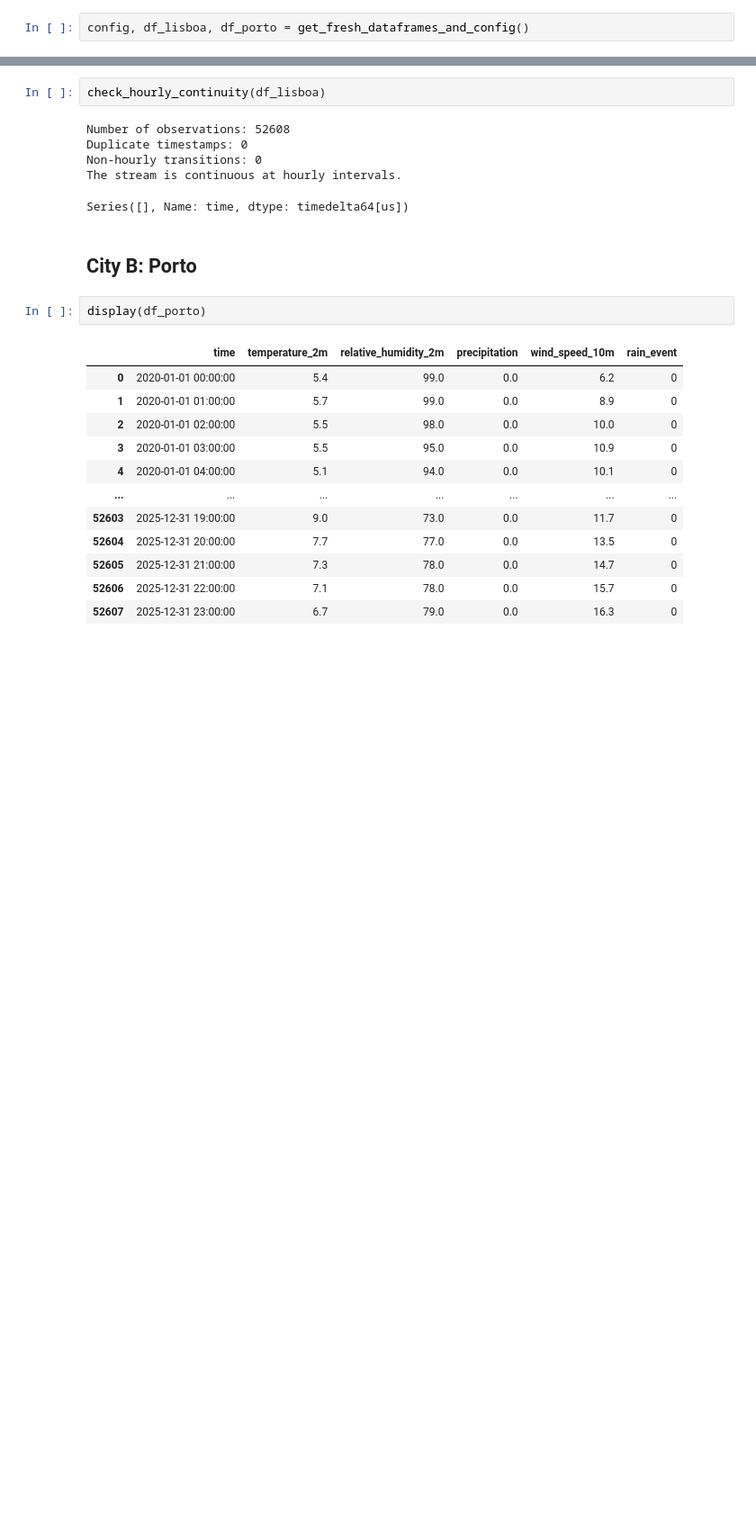
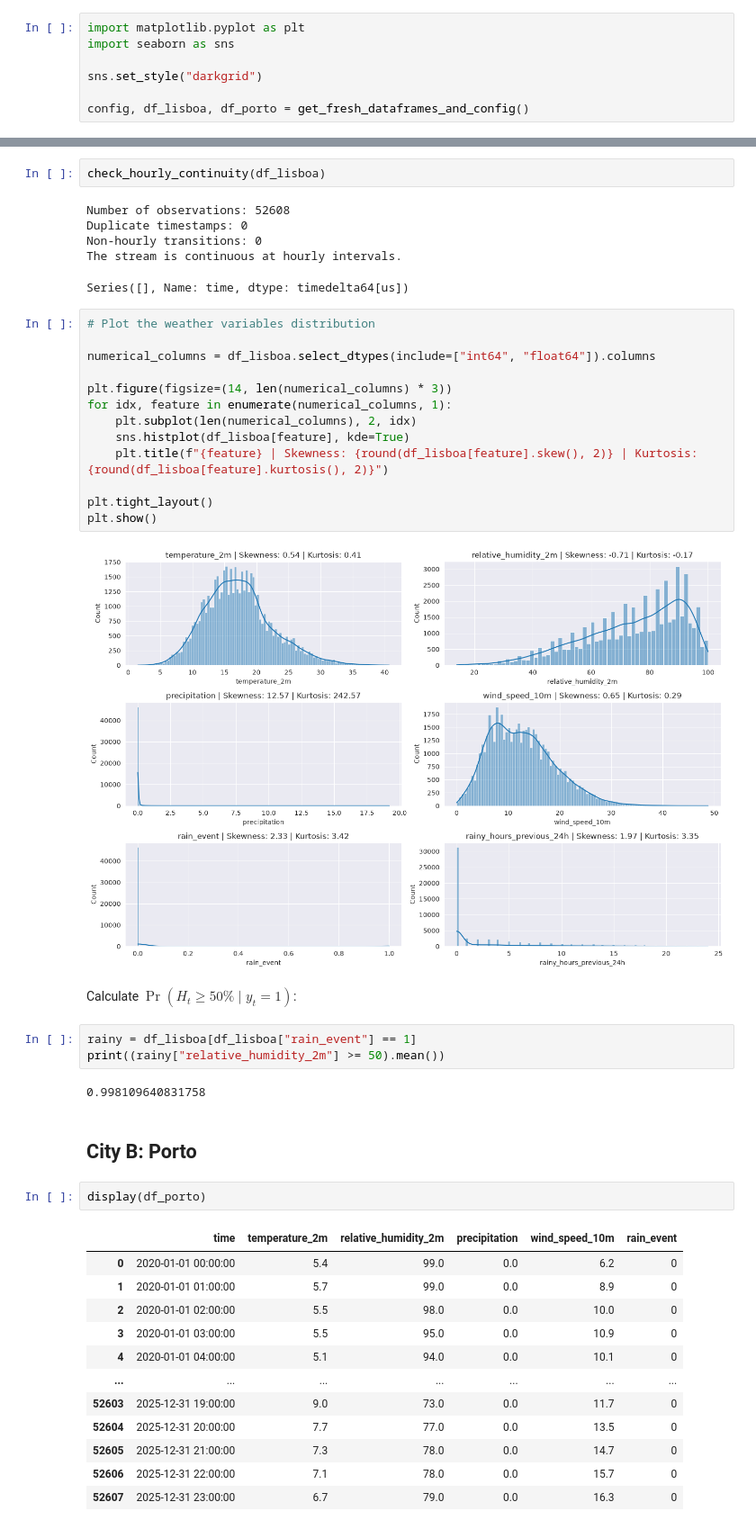
Before and after one commit to LouisSilva/Data-Stream-Mining-Practical-Assignment-1, a Jupyter notebook: practical_assignment.ipynb, the cells around one changed output, grey strips where cells are left out. Shown at 90% size. Drawn from its saved outputs; the diff is of its cells as text; blank space fills up the shorter version.

```diff
--- a/practical_assignment.ipynb
+++ b/practical_assignment.ipynb
@@ -33,6 +36,11 @@ def get_fresh_dataframes_and_config() -> (dict, pd.DataFrame, pd.DataFrame):
 # %% [markdown]
 # Exploratory Data Analysis
 # %%
+import matplotlib.pyplot as plt
+import seaborn as sns
+
+sns.set_style("darkgrid")
+
 config, df_lisboa, df_porto = get_fresh_dataframes_and_config()
 # %% [markdown]
 ## City A: Lisboa
@@ -115,6 +127,28 @@ Duplicate timestamps: 0
 Non-hourly transitions: 0
 The stream is continuous at hourly intervals.
 Series([], Name: time, dtype: timedelta64[us])
+# %%
+# Plot the weather variables distribution
+
+numerical_columns = df_lisboa.select_dtypes(include=["int64", "float64"]).columns
+
+plt.figure(figsize=(14, len(numerical_columns) * 3))
+for idx, feature in enumerate(numerical_columns, 1):
+    plt.subplot(len(numerical_columns), 2, idx)
+    sns.histplot(df_lisboa[feature], kde=True)
+    plt.title(f"{feature} | Skewness: {round(df_lisboa[feature].skew(), 2)} | Kurtosis: {round(df_lisboa[feature].kurtosis(), 2)}")
+
+plt.tight_layout()
+plt.show()
+# %% [output]
+[figure, added]
+# %% [markdown]
+Calculate $\Pr(H_t \geq 50\% \mid y_t=1)$:
+# %%
+rainy = df_lisboa[df_lisboa["rain_event"] == 1]
+print((rainy["relative_humidity_2m"] >= 50).mean())
+# %% [output]
+0.998109640831758
 # %% [markdown]
 ## City B: Porto
 # %%
```
Also changed, not shown: parts of 11 cells of this notebook, 3 other files.
